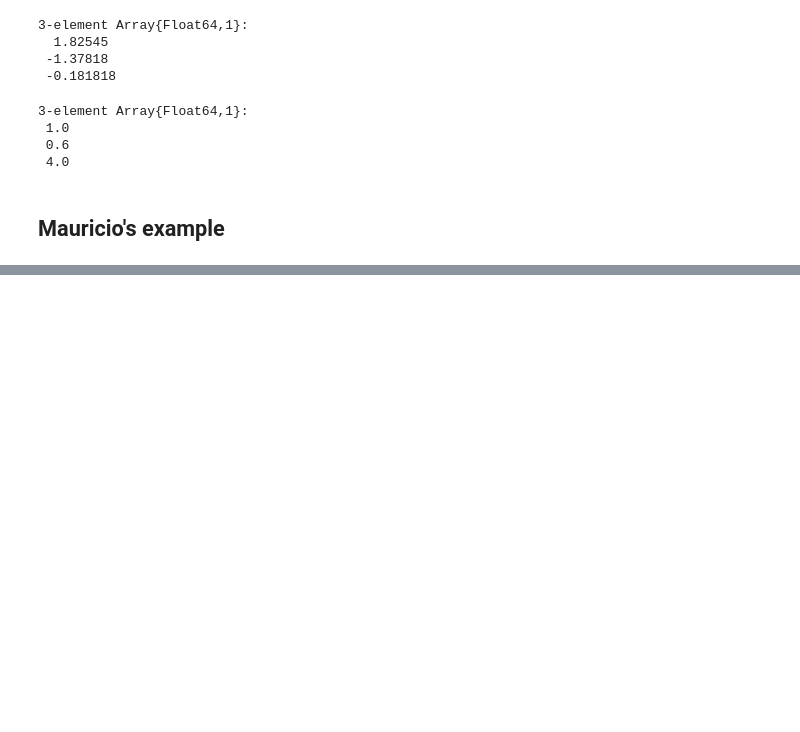
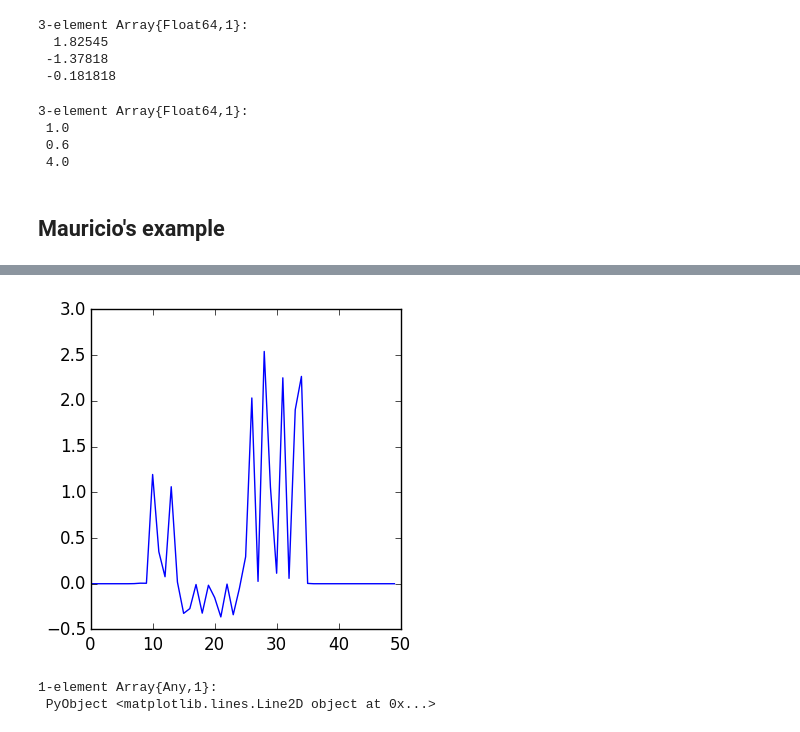
Before and after one commit to kwinkunks/axb, a Jupyter notebook: Julia.ipynb, the cells around one changed output, grey strips where cells are left out. Saved outputs shown, nothing was run; the diff lists cells and outputs as text; code cells hidden in the pictures; blank space fills up the shorter version.

```diff
--- a/Julia.ipynb
+++ b/Julia.ipynb
@@ -39,0 +132,3 @@ A * x
+# %%
+# Minimum norm solution
+m_est = G' * inv(G * G') * d
@@ -39,0 +153,7 @@ A * x
+# %%
+figure(figsize=(4,4))
+plot(m_est)
+# %% [output]
+[figure, added]
+1-element Array{Any,1}:
+ PyObject <matplotlib.lines.Line2D object at 0x...>
```
Also changed, not shown: parts of 13 cells of this notebook, 1 other file.
